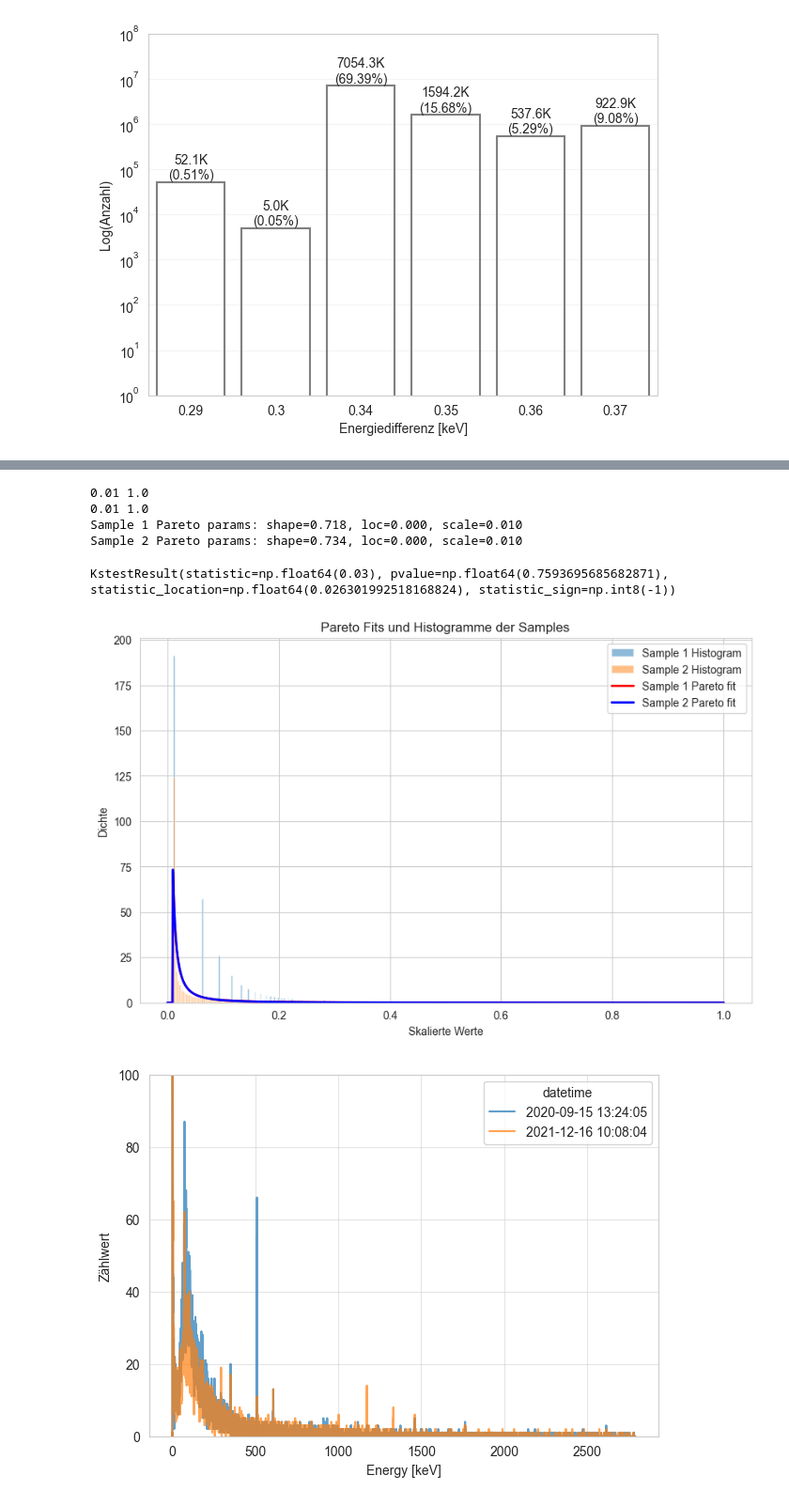
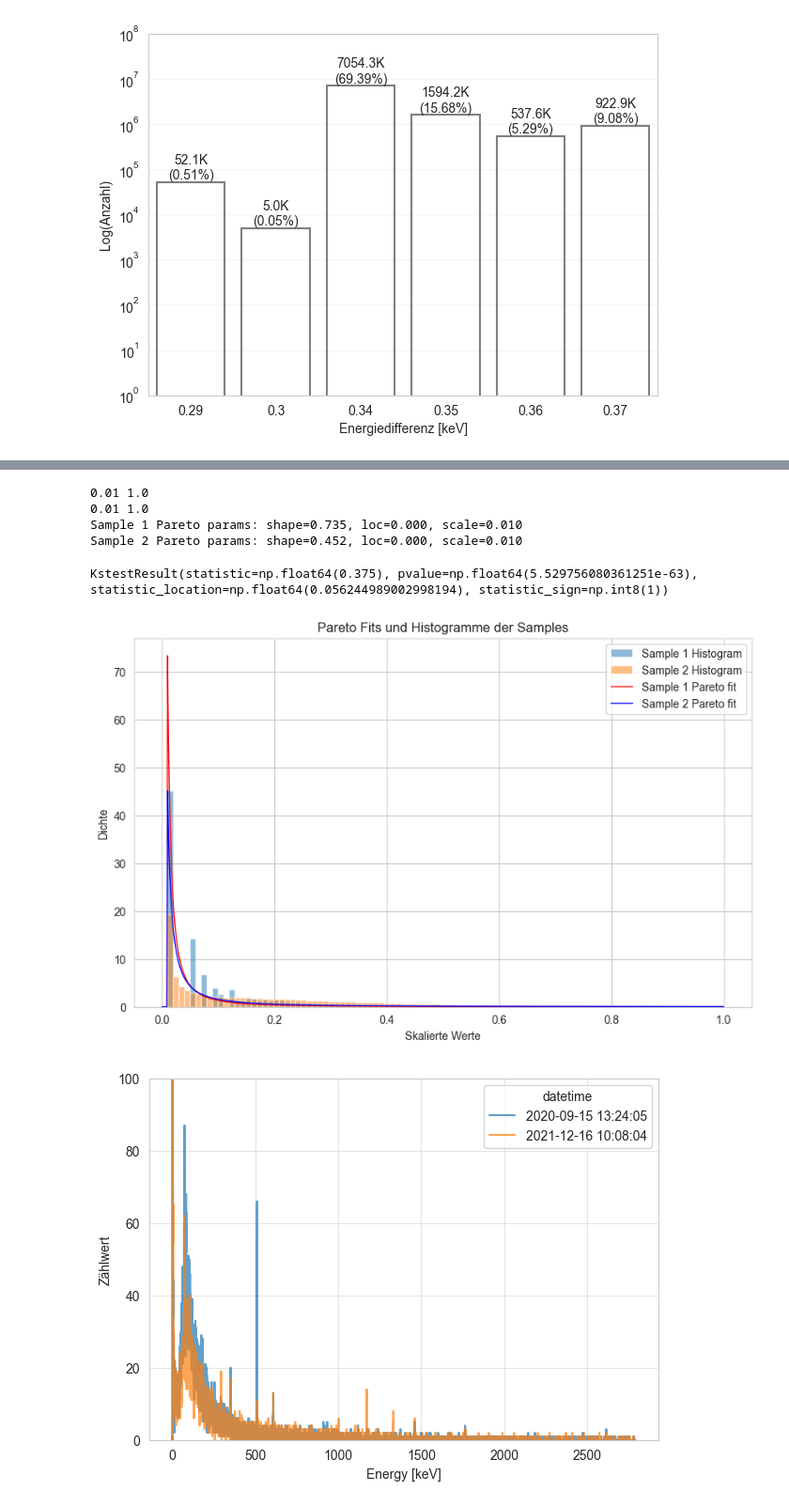
Before and after one commit to VitaliKStud/nuclide-identification, a Jupyter notebook: data_analysis.ipynb, the cells around one changed output, grey strips where cells are left out. Shown: that part at 94% size. Drawn from its saved outputs; the diff is of its cells as text; code cells hidden in the pictures.

```diff
--- a/data_analysis.ipynb
+++ b/data_analysis.ipynb
@@ -138,13 +238,0 @@ x = np.linspace(min(counts), max(counts), 10000000)
-# %%
-from scipy.stats import pareto
-import torch.distributions as dis
-
-# dis.Pareto(counts)
-# dis.kl_divergence()
-
-
-b, loc, scale = pareto.fit(counts, floc=0)
-print(b, loc ,scale)
-plt.plot(x, pareto.pdf(x, b),
-       'r-', lw=5, alpha=0.6, label='pareto pdf')
-plt.yscale("log")
@@ -269,7 +238,0 @@ plt.close()
-# %%
-synthetic_keys = gpi.API().unique_keys()
-synthetics = gpi.API().synthetics(keys=synthetic_keys[0:185])
-dates = mpi.API().unique_dates()
-processed_measurement = mpi.API().measurement(dates[0:200])
-
-print(len(processed_measurement), len(synthetics))
@@ -344,6 +308,18 @@ nan
 # %%
 from scipy.stats import pareto
 import numpy as np
+
+# Log-transform the counts
+sample1 = np.log(measurement["count"].to_numpy() + 1).reshape(-1, 1)
+sample2 = np.log(synthetics["count"].to_numpy() + 1).reshape(-1, 1)
+
+# Min-Max-Skalierung auf [0,1]
+scaler1 = MinMaxScaler(feature_range=(0.01, 1.0))  # min nicht 0, da Pareto >0 sein muss
+scaler2 = MinMaxScaler(feature_range=(0.01, 1.0))
+
+sample1_scaled = scaler1.fit_transform(sample1).flatten()
+sample2_scaled = scaler2.fit_transform(sample2).flatten()
+
 # Fit Pareto to data1 and data2
 params1 = pareto.fit(sample1_scaled, floc=0)
 print(min(sample1_scaled), max(sample1_scaled))
@@ -355,31 +331,31 @@ print(f"Sample 2 Pareto params: shape={params2[0]:.3f}, loc={params2[1]:.3f}, sc
 # %% [output]
 0.01 1.0
 0.01 1.0
-Sample 1 Pareto params: shape=0.718, loc=0.000, scale=0.010
-Sample 2 Pareto params: shape=0.734, loc=0.000, scale=0.010
+Sample 1 Pareto params: shape=0.735, loc=0.000, scale=0.010
+Sample 2 Pareto params: shape=0.452, loc=0.000, scale=0.010
 # %%
 # x-Achse für den Plot: Werte von minimalem bis maximalem Wert aller Samples
 x = np.linspace(0, max(np.max(sample1_scaled), np.max(sample2_scaled)), 1000)
 
 # PDF der gefitteten Pareto-Verteilungen berechnen
 pdf1 = pareto.pdf(x, *params1)
 pdf2 = pareto.pdf(x, *params2)
 
 print(stats.ks_2samp(pdf1, pdf2))
 
-plt.figure(figsize=(10,6))
-plt.hist(sample1_scaled, bins=400, density=True, alpha=0.5, label="Sample 1 Histogram")
-plt.hist(sample2_scaled, bins=400, density=True, alpha=0.5, label="Sample 2 Histogram")
-plt.plot(x, pdf1, 'r-', lw=2, label='Sample 1 Pareto fit')
-plt.plot(x, pdf2, 'b-', lw=2, label='Sample 2 Pareto fit')
+plt.figure(figsize=(10, 6))
+plt.hist(sample1_scaled, bins=100, density=True, alpha=0.5, label="Sample 1 Histogram")
+plt.hist(sample2_scaled, bins=100, density=True, alpha=0.5, label="Sample 2 Histogram")
+plt.plot(x, pdf1, 'r-', lw=1, label='Sample 1 Pareto fit')
+plt.plot(x, pdf2, 'b-', lw=1, label='Sample 2 Pareto fit')
 plt.title("Pareto Fits und Histogramme der Samples")
 plt.xlabel("Skalierte Werte")
 plt.ylabel("Dichte")
 plt.legend()
 plt.show()
 # %% [output]
-KstestResult(statistic=np.float64(0.03), pvalue=np.float64(0.7593695685682871), statistic_location=np.float64(0.026301992518168824), statistic_sign=np.int8(-1))
+KstestResult(statistic=np.float64(0.375), pvalue=np.float64(5.529756080361251e-63), statistic_location=np.float64(0.056244989002998194), statistic_sign=np.int8(1))
-[figure, old version]
+[figure, new version]
 # %%
 one_measurement = measurement.loc[measurement["datetime"].isin(dates[6:8])]
 
```
Also changed, not shown: parts of 67 cells of this notebook, 27 other files.
